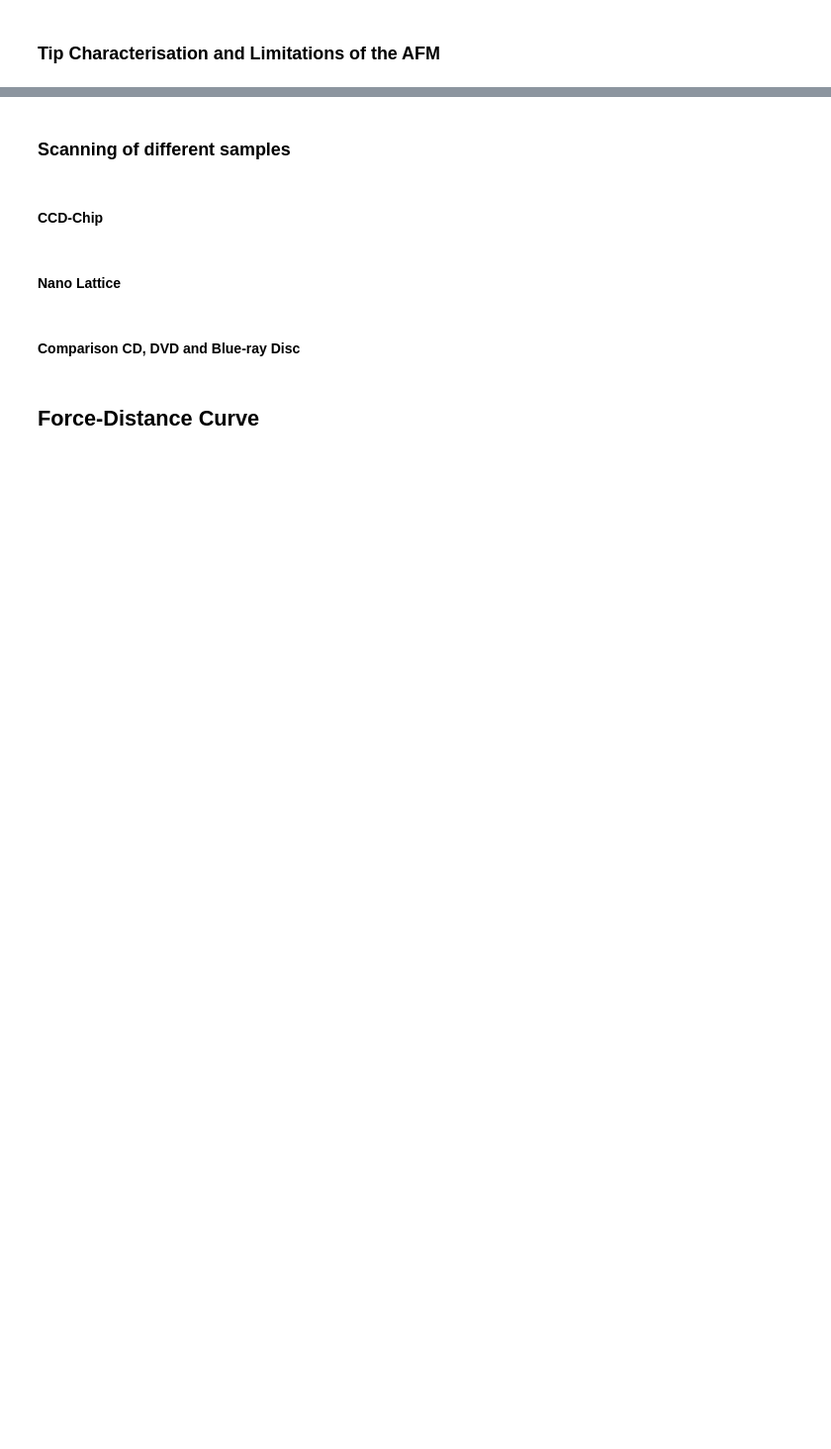
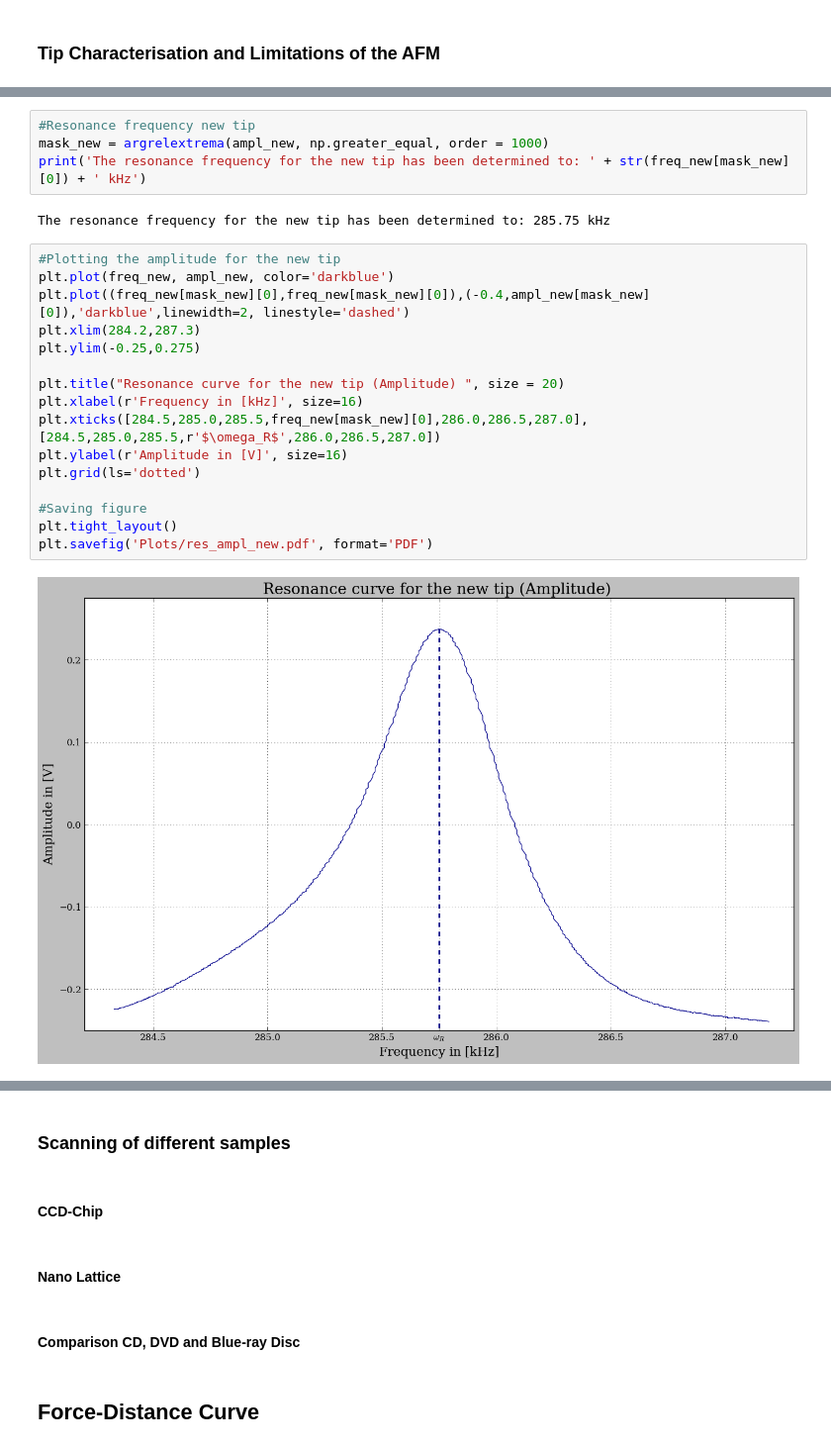
Before and after one commit to mathieukaltschmidt/FP-physics-lab-course, a Jupyter notebook: F29 Atomic Force Microscopy/Python/F29.ipynb, the cells around one changed output, grey strips where cells are left out. Shown: that part at 99% size. Drawn from its saved outputs; the diff is of its cells as text; blank space fills up the shorter version.

```diff
--- a/F29 Atomic Force Microscopy/Python/F29.ipynb
+++ b/F29 Atomic Force Microscopy/Python/F29.ipynb
@@ -25,0 +95,24 @@ plt.rcParams['errorbar.capsize']=2
+# %%
+#Resonance frequency new tip
+mask_new = argrelextrema(ampl_new, np.greater_equal, order = 1000)
+print('The resonance frequency for the new tip has been determined to: ' + str(freq_new[mask_new][0]) + ' kHz')
+# %% [output]
+The resonance frequency for the new tip has been determined to: 285.75 kHz
+# %%
+#Plotting the amplitude for the new tip
+plt.plot(freq_new, ampl_new, color='darkblue')
+plt.plot((freq_new[mask_new][0],freq_new[mask_new][0]),(-0.4,ampl_new[mask_new][0]),'darkblue',linewidth=2, linestyle='dashed')
+plt.xlim(284.2,287.3)
+plt.ylim(-0.25,0.275)
+
+plt.title("Resonance curve for the new tip (Amplitude) ", size = 20)
+plt.xlabel(r'Frequency in [kHz]', size=16)
+plt.xticks([284.5,285.0,285.5,freq_new[mask_new][0],286.0,286.5,287.0],[284.5,285.0,285.5,r'$\omega_R$',286.0,286.5,287.0])
+plt.ylabel(r'Amplitude in [V]', size=16)
+plt.grid(ls='dotted')
+
+#Saving figure
+plt.tight_layout()
+plt.savefig('Plots/res_ampl_new.pdf', format='PDF')
+# %% [output]
+[figure, added]
```
Also changed, not shown: parts of 13 cells of this notebook, 58 other files.
